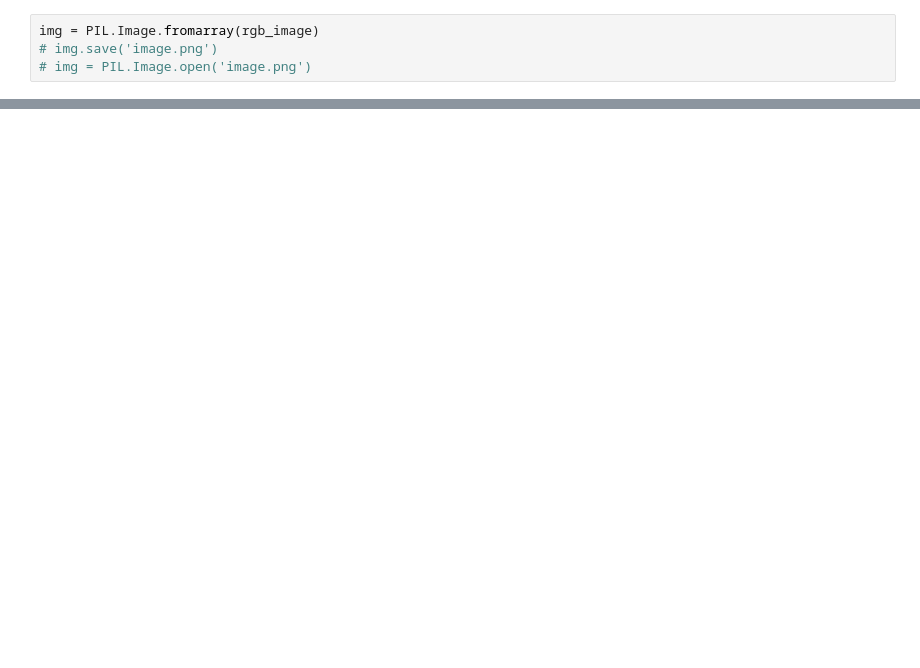
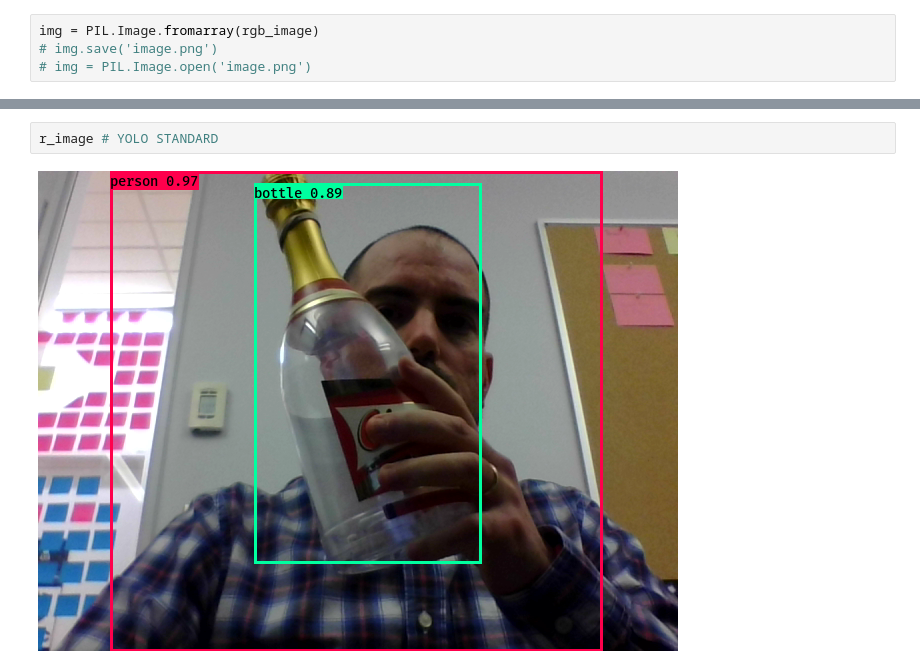
Before and after one commit to ricardodeazambuja/keras-yolo3, a Jupyter notebook: Test YOLO-Keras.ipynb, the cells around one changed output, grey strips where cells are left out. Drawn from its saved outputs; the diff is of its cells as text; blank space fills up the shorter version.

```diff
--- a/Test YOLO-Keras.ipynb
+++ b/Test YOLO-Keras.ipynb
@@ -49,0 +71,4 @@ r_image
+# %%
+r_image # YOLO STANDARD
+# %% [output]
+[figure, added]
```
Also changed, not shown: parts of 11 cells of this notebook, 4 other files.
